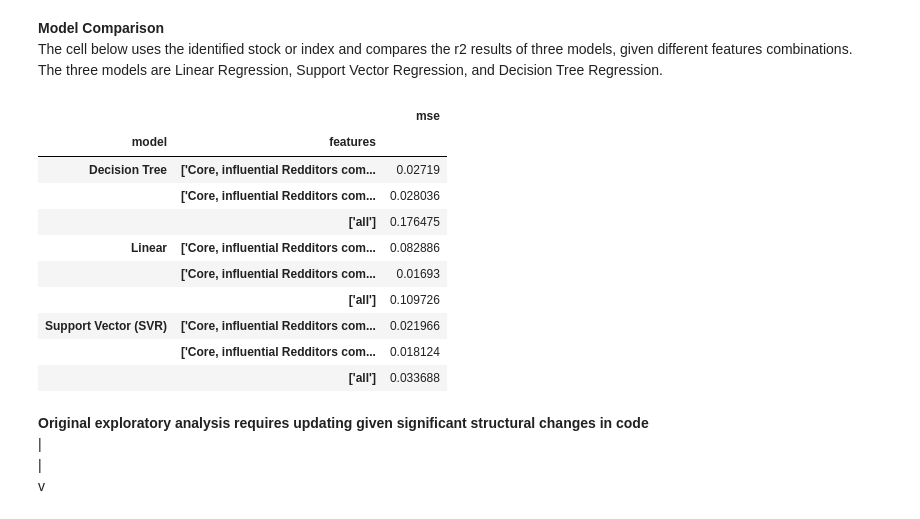
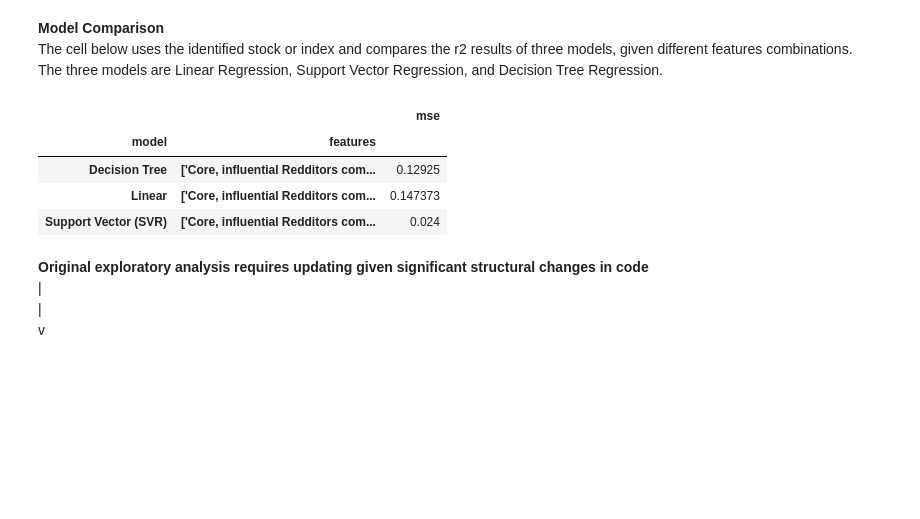
Before and after one commit to carldebski/mads_milestone_II, a Jupyter notebook: cdebski_milestone_II/model_comparison.ipynb, the cells around one changed output. Saved outputs shown, nothing was run; the diff lists cells and outputs as text; code cells hidden in the pictures; blank space fills up the shorter version.

Commit message:
add feature selection based on top 5 r2 values

```diff
--- a/cdebski_milestone_II/model_comparison.ipynb
+++ b/cdebski_milestone_II/model_comparison.ipynb
@@ -9,47 +9,44 @@ The cell below uses the identified stock or index and compares the r2 results of
 The three models are Linear Regression, Support Vector Regression, and Decision Tree Regression.
 # %%
 from daily_stock_price import get_stock_prices
-from supervised_data_prep import pre_process_data
+from supervised_data_prep import pre_process_data, feature_selection
 from supervised_modeling import model_comparison
 
 # identify the ticker for the selected stock / index
 # list feature groups to be used as training data for the model comparison
 TICKER = 'GME'
-FEATURES = [['Core, influential Redditors community talking about Diamond Hands, Trading GME'],
-            ['Core, influential Redditors community talking about GME Observations (Price, Volume, Holders, etc.)'],
-            ['all']]
+#FEATURES = [['Core, influential Redditors community talking about Diamond Hands, Trading GME'],
+#            ['Core, influential Redditors community talking about GME Observations (Price, Volume, Holders, etc.)'],
+#            ['all']]
 
 # retrive training and test reddit data for model comparison and scoring (note: validation set is not included in data below, data > Sept30th)
 df_communites = pd.read_csv('../koigawa_milestone_II/community_output_gme_train.csv')
 df_topics = pd.read_csv('../smoilanen_milestone_II/df_train.csv')
 #print(df_communites['community_label_str'].unique())
 #print(df_topics['topic'].unique())
 
 # retrive stock prices for the same time period as above
 MIN_DATE = df_communites['date'].min()[:10]
 MAX_DATE = df_communites['date'].max()[:10]
 df_prices = get_stock_prices(TICKER, start=MIN_DATE, end=MAX_DATE)
 
 # data from market and reddit is combined, cleaned
 # selections for feature shifting, rolling average, or stock price edits can be made here
 df_pre_processed = pre_process_data(df_prices, df_communites, df_topics, MIN_DATE, MAX_DATE, TICKER, shift=0, rolling_avg=0, stock_price='log')
 
+# select the top 5 features based on their correlation with the target variable
+FEATURES = [feature_selection(df_pre_processed, TICKER)[:5]]
+
 # compare three models using different feature selections
 results = model_comparison(df_pre_processed, TICKER, features=FEATURES)
 results = results.groupby(['model', 'features'])['mse'].mean().to_frame()
 results
 # %% [output]
 |  |  | mse |
 | model | features |  |
-| Decision Tree | ['Core, influential Redditors com... | 0.02719 |
-|  | ['Core, influential Redditors com... | 0.028036 |
-|  | ['all'] | 0.176475 |
-| Linear | ['Core, influential Redditors com... | 0.082886 |
-|  | ['Core, influential Redditors com... | 0.01693 |
-|  | ['all'] | 0.109726 |
-| Support Vector (SVR) | ['Core, influential Redditors com... | 0.021966 |
-|  | ['Core, influential Redditors com... | 0.018124 |
-|  | ['all'] | 0.033688 |
+| Decision Tree | ['Core, influential Redditors com... | 0.12925 |
+| Linear | ['Core, influential Redditors com... | 0.147373 |
+| Support Vector (SVR) | ['Core, influential Redditors com... | 0.024 |
 # %% [markdown]
 **Original exploratory analysis requires updating given significant structural changes in code**\
 |\
```
Also changed, not shown: 1 other file.
